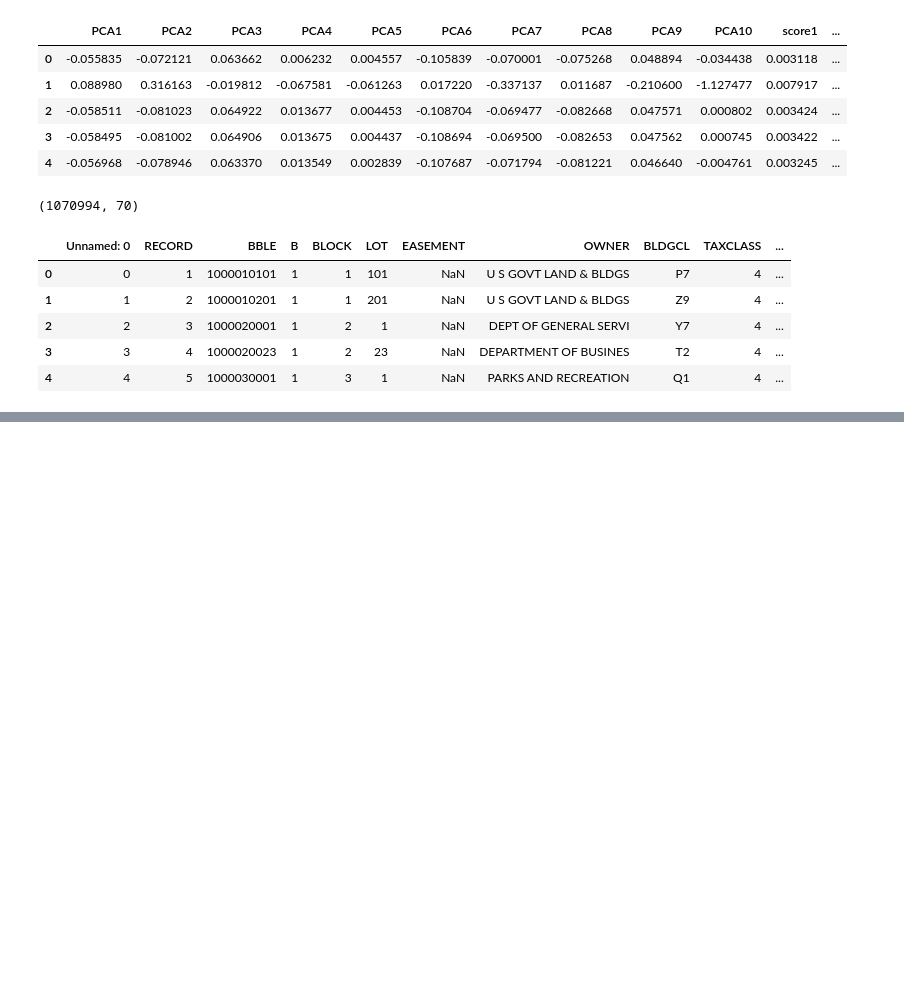
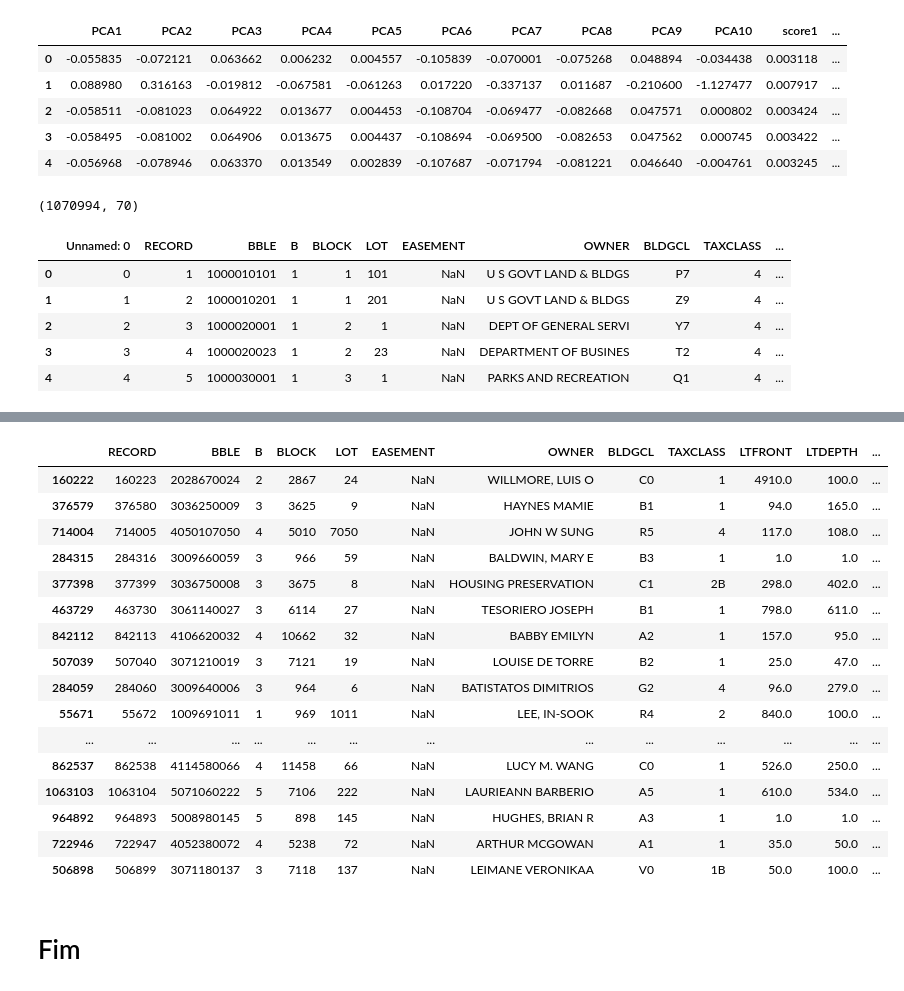
Before and after one commit to moiseiskalua/Business-Analytics, a Jupyter notebook: Fraud Analytics/Project-Modelagem.ipynb, the cells around one changed output, grey strips where cells are left out. Saved outputs shown, nothing was run; the diff lists cells and outputs as text; code cells hidden in the pictures; blank space fills up the shorter version.

Commit message:
fraud analytics project 3 complete

```diff
--- a/Fraud Analytics/Project-Modelagem.ipynb
+++ b/Fraud Analytics/Project-Modelagem.ipynb
@@ -779,0 +996,4 @@ df_score1.head()
+# %%
+# Calcula o Rank do Score 1
+df_fraudes['Rank_Fraud Score 1'] = df_fraudes['Fraud Score 1'].rank(ascending = True, method = 'first')
+df_fraudes.head()
@@ -779,0 +1007,4 @@ df_score1.head()
+# %%
+# Calcula o Rank do Score 2
+df_fraudes['Rank_Fraud Score 2'] = df_fraudes['Fraud Score 2'].rank(ascending = True, method = 'first')
+df_fraudes.head()
@@ -779,0 +1028,29 @@ df_score1.head()
+# %%
+# Score final
+df_fraudes['Final Score'] = (df_fraudes['Fraud Score 1'] * df_fraudes['Rank_Fraud Score 1']) + (df_fraudes['Fraud Score 2'] * df_fraudes['Rank_Fraud Score 2'])
+# %%
+# Rank do Score Final
+df_fraudes['Final Rank'] = df_fraudes['Final Score'].rank(ascending = False, method = 'first')
+# %%
+# Resultado
+df_fraudes.sort_values('Final Rank', ascending = True).head(20)
+# %% [output]
+|  | RECORD | BBLE | B | BLOCK | LOT | EASEMENT | OWNER | BLDGCL | TAXCLASS | LTFRONT | LTDEPTH | ... |
+| 160222 | 160223 | 2028670024 | 2 | 2867 | 24 | NaN | WILLMORE, LUIS O | C0 | 1 | 4910.0 | 100.0 | ... |
+| 376579 | 376580 | 3036250009 | 3 | 3625 | 9 | NaN | HAYNES MAMIE | B1 | 1 | 94.0 | 165.0 | ... |
+| 714004 | 714005 | 4050107050 | 4 | 5010 | 7050 | NaN | JOHN W SUNG | R5 | 4 | 117.0 | 108.0 | ... |
+| 284315 | 284316 | 3009660059 | 3 | 966 | 59 | NaN | BALDWIN, MARY E | B3 | 1 | 1.0 | 1.0 | ... |
+| 377398 | 377399 | 3036750008 | 3 | 3675 | 8 | NaN | HOUSING PRESERVATION | C1 | 2B | 298.0 | 402.0 | ... |
+| 463729 | 463730 | 3061140027 | 3 | 6114 | 27 | NaN | TESORIERO JOSEPH | B1 | 1 | 798.0 | 611.0 | ... |
+| 842112 | 842113 | 4106620032 | 4 | 10662 | 32 | NaN | BABBY EMILYN | A2 | 1 | 157.0 | 95.0 | ... |
+| 507039 | 507040 | 3071210019 | 3 | 7121 | 19 | NaN | LOUISE DE TORRE | B2 | 1 | 25.0 | 47.0 | ... |
+| 284059 | 284060 | 3009640006 | 3 | 964 | 6 | NaN | BATISTATOS DIMITRIOS | G2 | 4 | 96.0 | 279.0 | ... |
+| 55671 | 55672 | 1009691011 | 1 | 969 | 1011 | NaN | LEE, IN-SOOK | R4 | 2 | 840.0 | 100.0 | ... |
+| ... | ... | ... | ... | ... | ... | ... | ... | ... | ... | ... | ... | ... |
+| 862537 | 862538 | 4114580066 | 4 | 11458 | 66 | NaN | LUCY M. WANG | C0 | 1 | 526.0 | 250.0 | ... |
+| 1063103 | 1063104 | 5071060222 | 5 | 7106 | 222 | NaN | LAURIEANN BARBERIO | A5 | 1 | 610.0 | 534.0 | ... |
+| 964892 | 964893 | 5008980145 | 5 | 898 | 145 | NaN | HUGHES, BRIAN R | A3 | 1 | 1.0 | 1.0 | ... |
+| 722946 | 722947 | 4052380072 | 4 | 5238 | 72 | NaN | ARTHUR MCGOWAN | A1 | 1 | 35.0 | 50.0 | ... |
+| 506898 | 506899 | 3071180137 | 3 | 7118 | 137 | NaN | LEIMANE VERONIKAA | V0 | 1B | 50.0 | 100.0 | ... |
+# %% [markdown]
+# Fim
```
Also changed, not shown: parts of 37 cells of this notebook, 7 other files.
